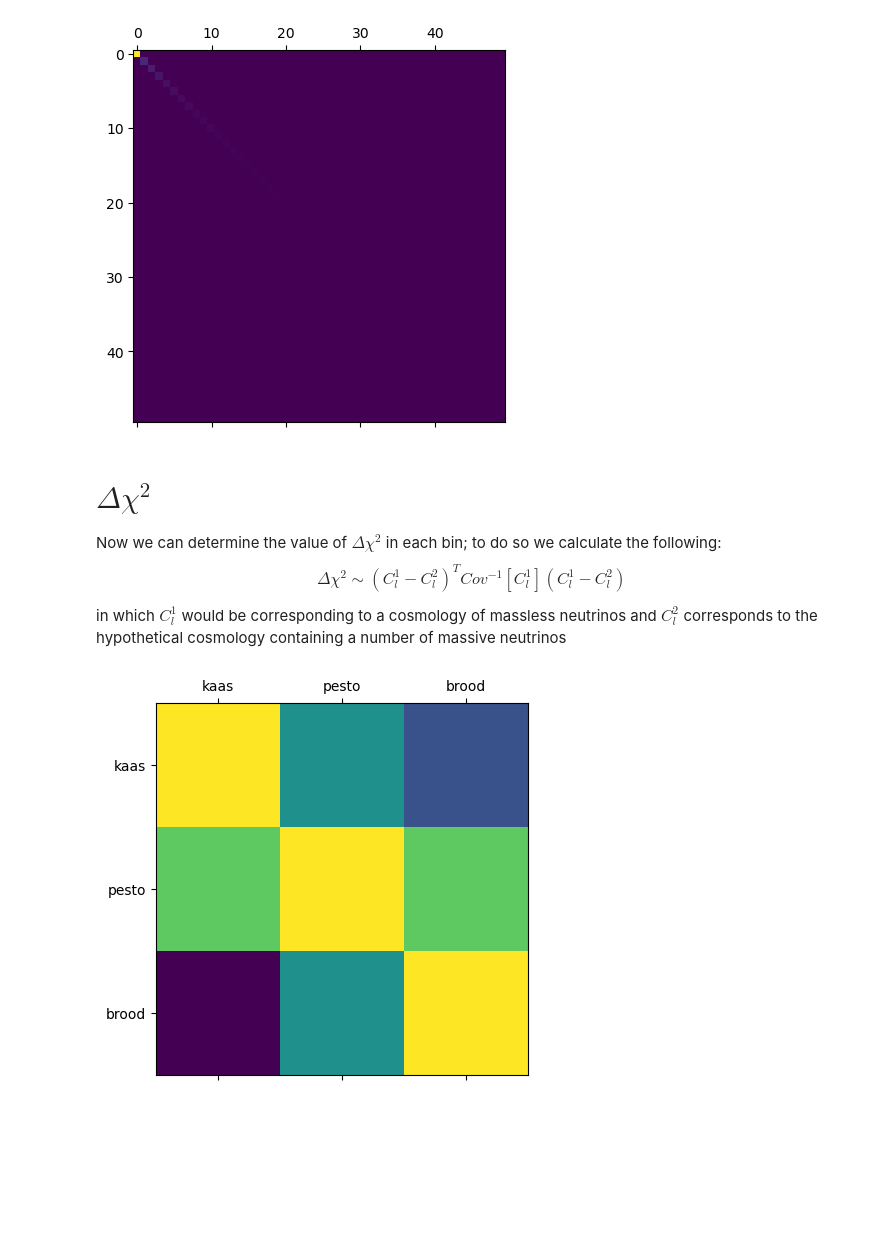
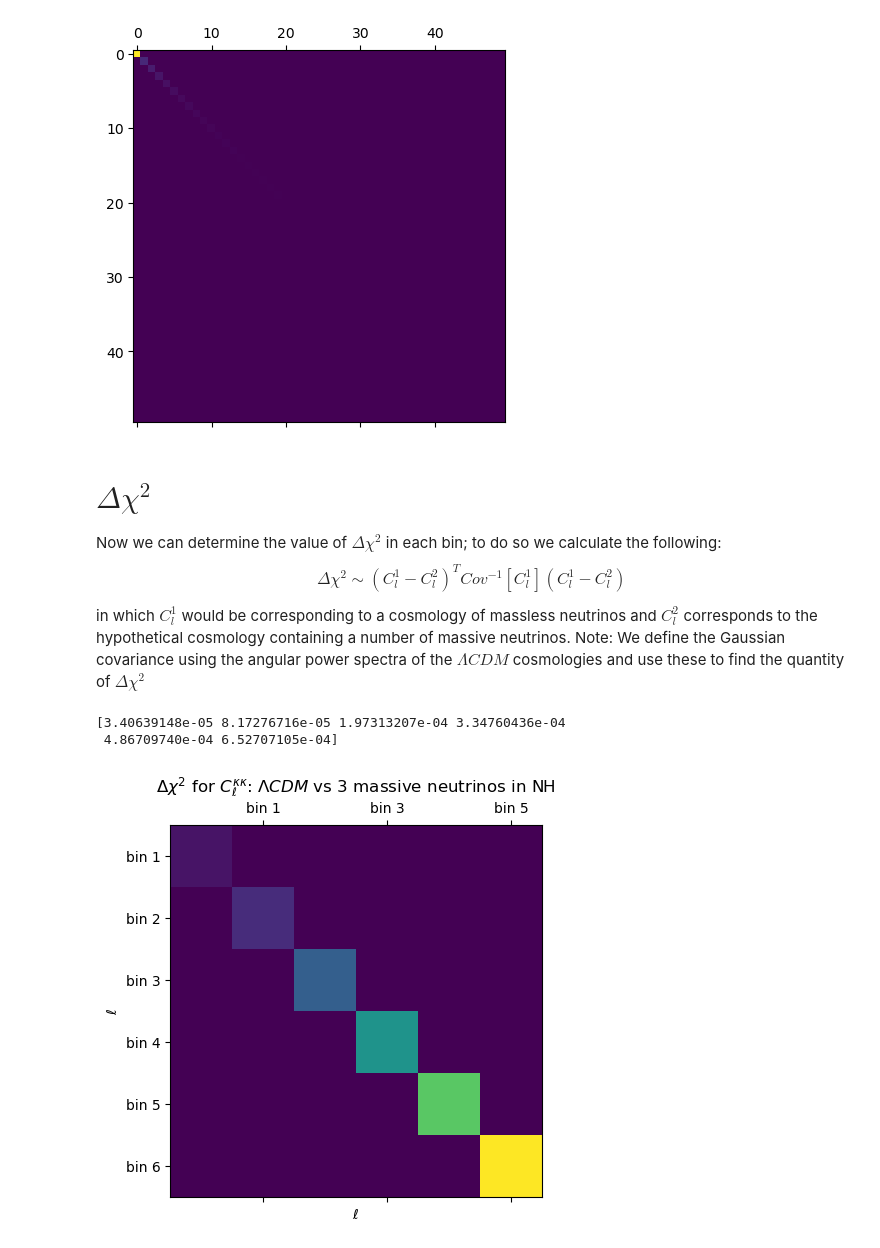
Before and after one commit to XanderHenrik/Masters-Project, a Jupyter notebook: notebooks/identifiability_test.ipynb, the cells around one changed output. Cells and saved outputs as stored; diff of their text form; code cells hidden in the pictures; blank space fills up the shorter version.

Commit message:
First set up of the complete identifiability test with some sort of result. To be generalized and corrected based on subdividing l into according bins

```diff
--- a/notebooks/identifiability_test.ipynb
+++ b/notebooks/identifiability_test.ipynb
@@ -388,34 +388,66 @@ def simple_Gaussian_cov(l, IM, JN, IN, JM, f_sky, noise=None):
     return simple_cov
 # %%
 # Now we want to determine the Gaussian covariance:
-cov_cmbl_wl = simple_Gaussian_cov(l, lcdm_cmb_wl[0], lcdm_cmb_wl[0], lcdm_auto_cmb[0], lcdm_auto_wl[0], 0.00012, noise=noise_wl)
-cov_cmbl_wl_next = simple_Gaussian_cov(l, lcdm_cmb_wl[5], lcdm_cmb_wl[5], lcdm_auto_cmb[5], lcdm_auto_wl[5], 0.00012, noise=noise_wl)
+# cov_cmbl_wl = simple_Gaussian_cov(l, lcdm_cmb_wl[0], lcdm_cmb_wl[0], lcdm_auto_cmb[0], lcdm_auto_wl[0], 0.00012, noise=noise_wl)
+# cov_cmbl_wl_next = simple_Gaussian_cov(l, lcdm_cmb_wl[5], lcdm_cmb_wl[5], lcdm_auto_cmb[5], lcdm_auto_wl[5], 0.00012, noise=noise_wl)
 
-ez_Gauss = diag_Gaussian_cov(l, lcdm_auto_cmb, lcdm_auto_cmb, lcdm_auto_cmb, lcdm_auto_cmb, 0.0012, noise_cmb_l[0:len(l)], noise_cmb_l[0:len(l)])
-mat_ez_Gauss = np.zeros_like(cov_cmbl_wl)
+# Determine the relevant auto-correlated angular power spectra
+cov_auto_cmb = diag_Gaussian_cov(l, lcdm_auto_cmb, lcdm_auto_cmb, lcdm_auto_cmb, lcdm_auto_cmb, 0.0012, noise_cmb_l[0:len(l)], noise_cmb_l[0:len(l)])
+
+
+# Try and visualize the diagonal:
+mat_ez_cov_auto_cmb = np.zeros([len(l), len(l)])
 for i in range(len(l)):
     for j in range(len(l)):
         if i == j:
-            mat_ez_Gauss[i, j] = ez_Gauss[0][i]
+            mat_ez_cov_auto_cmb[i, j] = cov_auto_cmb[0][i]
 
 # plt.matshow(cov_cmbl_wl)
 # plt.matshow(cov_cmbl_wl_next)
-plt.matshow(mat_ez_Gauss)
+plt.matshow(mat_ez_cov_auto_cmb)
 plt.show()
+
+# The other covariances we need:
 # %% [output]
 [figure]
 # %% [markdown]
-# $\Delta \chi ^{2}$
+# $\Delta \chi^{2}$
 Now we can determine the value of $\Delta \chi ^{2}$ in each bin; to do so we calculate the following:$$\Delta \chi ^{2} \sim \left(C_{l}^{1} - C_{l}^{2}\right)^{T} Cov^{-1}\left[C_{l}^{1}\right]\left(C_{l}^{1} - C_{l}^{2}\right)$$
 
-in which $C_{l}^{1}$ would be corresponding to a cosmology of massless neutrinos and $C_{l}^{2}$ corresponds to the hypothetical cosmology containing a number of massive neutrinos
+in which $C_{l}^{1}$ would be corresponding to a cosmology of massless neutrinos and $C_{l}^{2}$ corresponds to the hypothetical cosmology containing a number of massive neutrinos. Note: We define the Gaussian covariance using the angular power spectra of the $\Lambda CDM$ cosmologies and use these to find the quantity of $\Delta \chi^{2}$
 # %%
-# For each bin we obtain a value for the Delta chi-squared:
-test_chi = np.array([[2, 1, 0.5], [1.5, 2, 1.5], [0, 1, 2]])
+# Look at the
+def del_chi_squared(Cl_1, Cl_2, cov):
 
-plt.matshow(test_chi)
-plt.xticks([0, 1, 2], ["kaas", "pesto", "brood"])
-plt.yticks([0, 1, 2], ["kaas", "pesto", "brood"])
+    # Define the array in which we store the Delta chi squared for each bin:
+    del_chi = np.zeros([len(Cl_1), len(Cl_1)]).astype(float)
+    for i in range(len(Cl_1)):
+
+        # Determine the Cl_1 - Cl_2 in the current bin we loop within:
+        diff_i = Cl_1[i] - Cl_2[i]
+        product_i = (1/cov[i]) * diff_i
+
+        for j in range(len(cov[i])):
+
+            # To determine the value of Delta chi squared, we perform a dot-product between the transposed difference and the product of the inverse of the
+            # diagonal of the Gaussian covariance and the difference itself. NOTE: singe we consider the simple case of a diagonal Gaussian covariance, we
+            # can take 1/Cov as the inverse:
+            del_chi[i, i] += diff_i[j] * product_i[i]#((1 / cov[j]) * diff_i[j])
+
+    return del_chi
+
+del_chi_auto_cmb_neutrinos = del_chi_squared(lcdm_auto_cmb, neutrino_auto_cmb, cov_auto_cmb)
+
+print(np.diag(del_chi_auto_cmb_neutrinos))
+
+plt.matshow(del_chi_auto_cmb_neutrinos)
+plt.xlabel(r"$\ell$")
+plt.ylabel(r"$\ell$")
+plt.xticks([1, 3, 5], ["bin 1", "bin 3", "bin 5"])
+plt.yticks([0, 1, 2, 3, 4, 5], ["bin 1", "bin 2", "bin 3", "bin 4", "bin 5", "bin 6"])
+plt.title(r"$\Delta \chi^{2}$ for $C_{\ell}^{\kappa\kappa}$: $\Lambda CDM$ vs 3 massive neutrinos in NH")
 plt.show()
 # %% [output]
+[3.40639148e-05 8.17276716e-05 1.97313207e-04 3.34760436e-04
+ 4.86709740e-04 6.52707105e-04]
-[figure, old version]
+[figure, new version]
```
Also changed, not shown: parts of 1 cell of this notebook.
